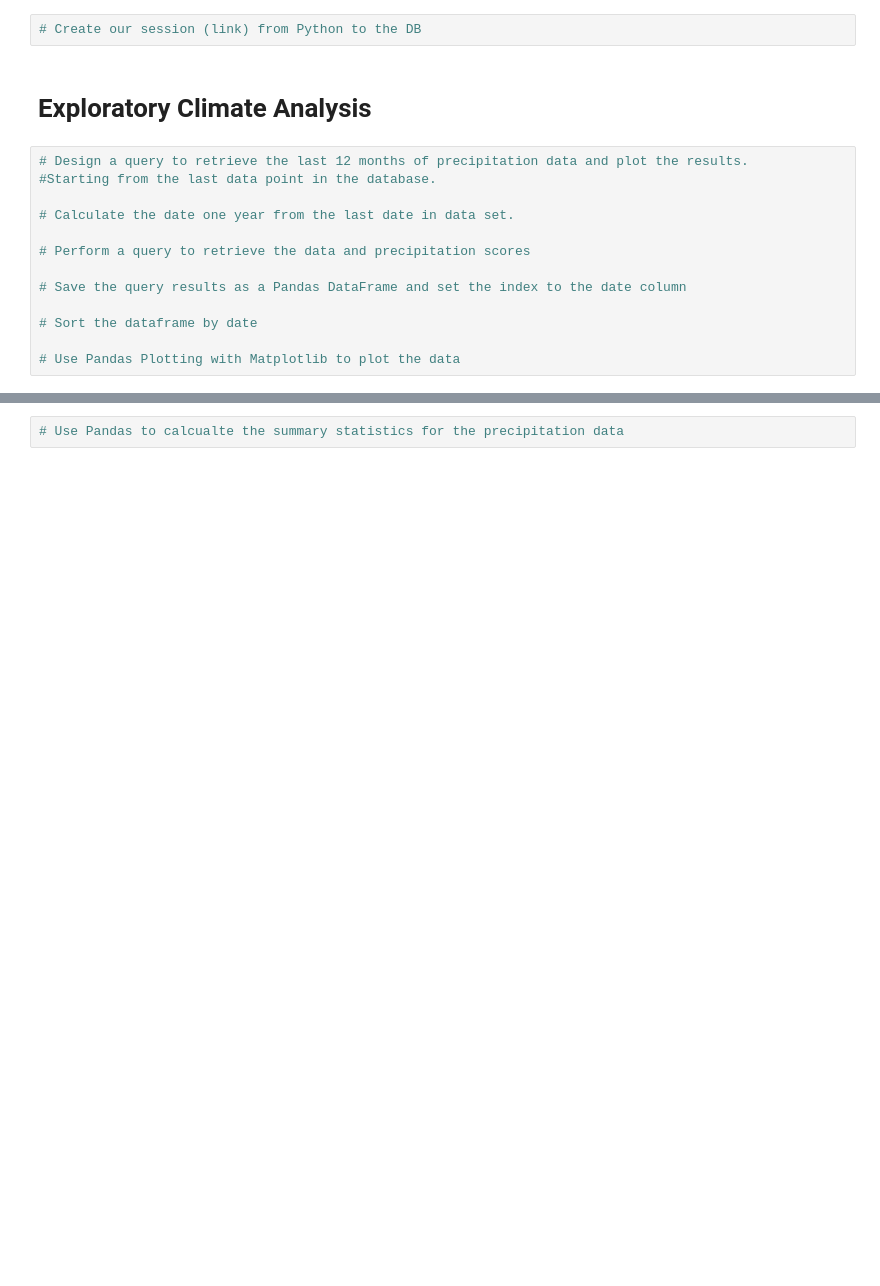
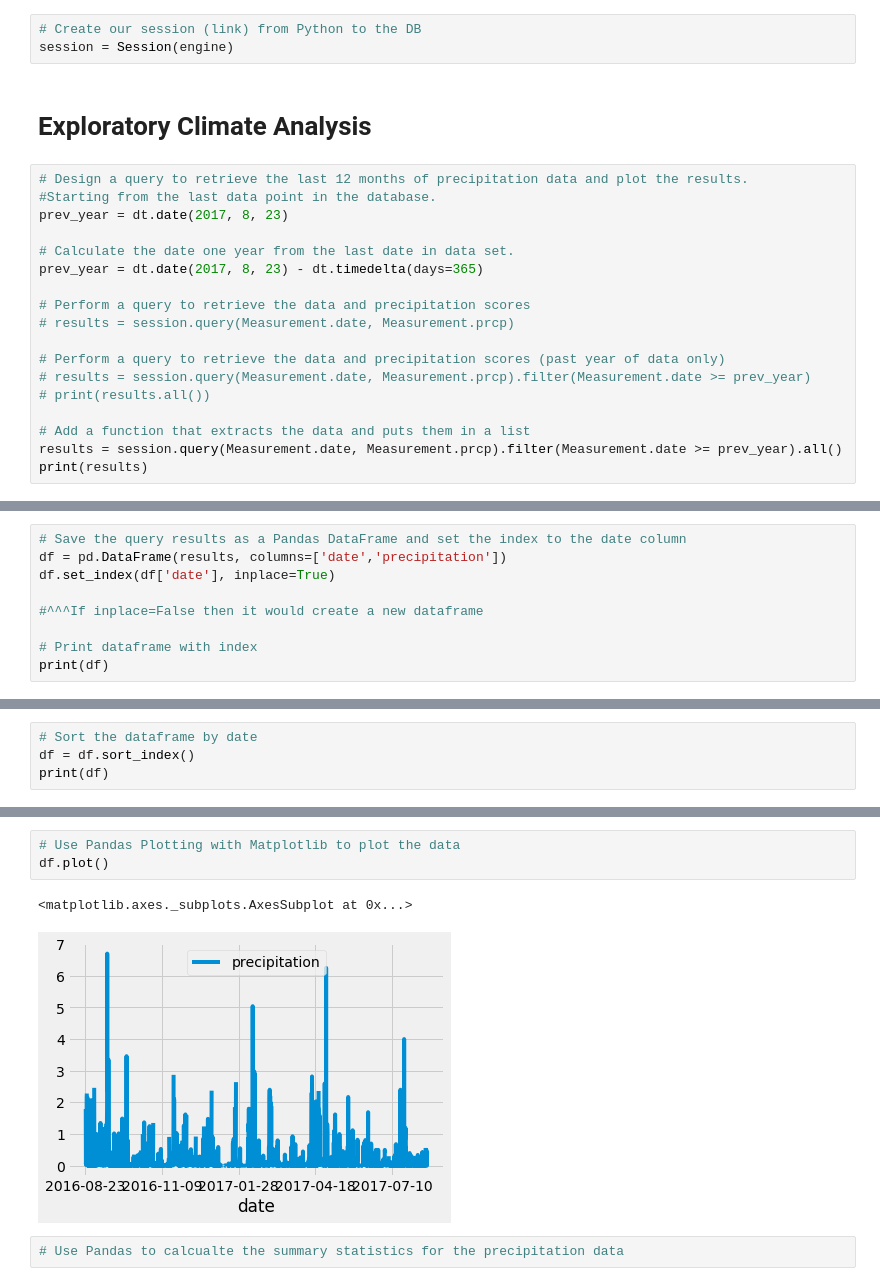
Before and after one commit to flowersmichael/surfs_up, a Jupyter notebook: climate_analysis.ipynb, the cells around one changed output, grey strips where cells are left out. Drawn from its saved outputs; the diff is of its cells as text; blank space fills up the shorter version.

```diff
--- a/climate_analysis.ipynb
+++ b/climate_analysis.ipynb
@@ -33,17 +35,23 @@ Base.classes.keys()
 # %%
 # Create our session (link) from Python to the DB
+session = Session(engine)
 # %% [markdown]
 # Exploratory Climate Analysis
 # %%
 # Design a query to retrieve the last 12 months of precipitation data and plot the results.
 #Starting from the last data point in the database.
+prev_year = dt.date(2017, 8, 23)
 
 # Calculate the date one year from the last date in data set.
+prev_year = dt.date(2017, 8, 23) - dt.timedelta(days=365)
 
 # Perform a query to retrieve the data and precipitation scores
+# results = session.query(Measurement.date, Measurement.prcp)
 
-# Save the query results as a Pandas DataFrame and set the index to the date column
+# Perform a query to retrieve the data and precipitation scores (past year of data only)
+# results = session.query(Measurement.date, Measurement.prcp).filter(Measurement.date >= prev_year)
+# print(results.all())
 
-# Sort the dataframe by date
-
-# Use Pandas Plotting with Matplotlib to plot the data
+# Add a function that extracts the data and puts them in a list
+results = session.query(Measurement.date, Measurement.prcp).filter(Measurement.date >= prev_year).all()
+print(results)
@@ -49,0 +60,9 @@ Base.classes.keys()
+# %%
+# Save the query results as a Pandas DataFrame and set the index to the date column
+df = pd.DataFrame(results, columns=['date','precipitation'])
+df.set_index(df['date'], inplace=True)
+
+#^^^If inplace=False then it would create a new dataframe
+
+# Print dataframe with index
+print(df)
@@ -49,0 +106,4 @@ Base.classes.keys()
+# %%
+# Sort the dataframe by date
+df = df.sort_index()
+print(df)
@@ -50,3 +147,9 @@ Base.classes.keys()
+# %%
+# Use Pandas Plotting with Matplotlib to plot the data
+df.plot()
+# %% [output]
+<matplotlib.axes._subplots.AxesSubplot at 0x...>
+[figure, added]
 # %%
 # Use Pandas to calcualte the summary statistics for the precipitation data
 # %%
```
Also changed, not shown: parts of 6 cells of this notebook, 1 other file.
